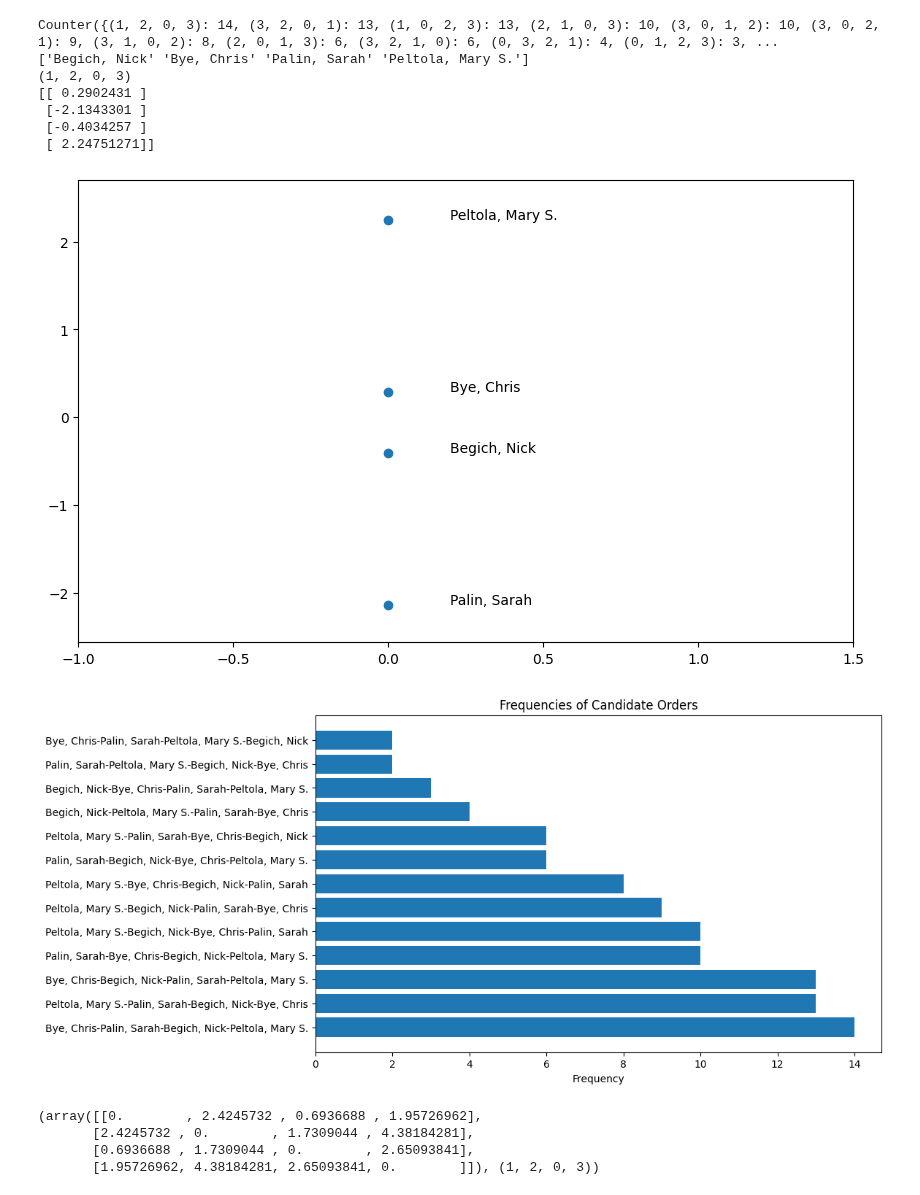
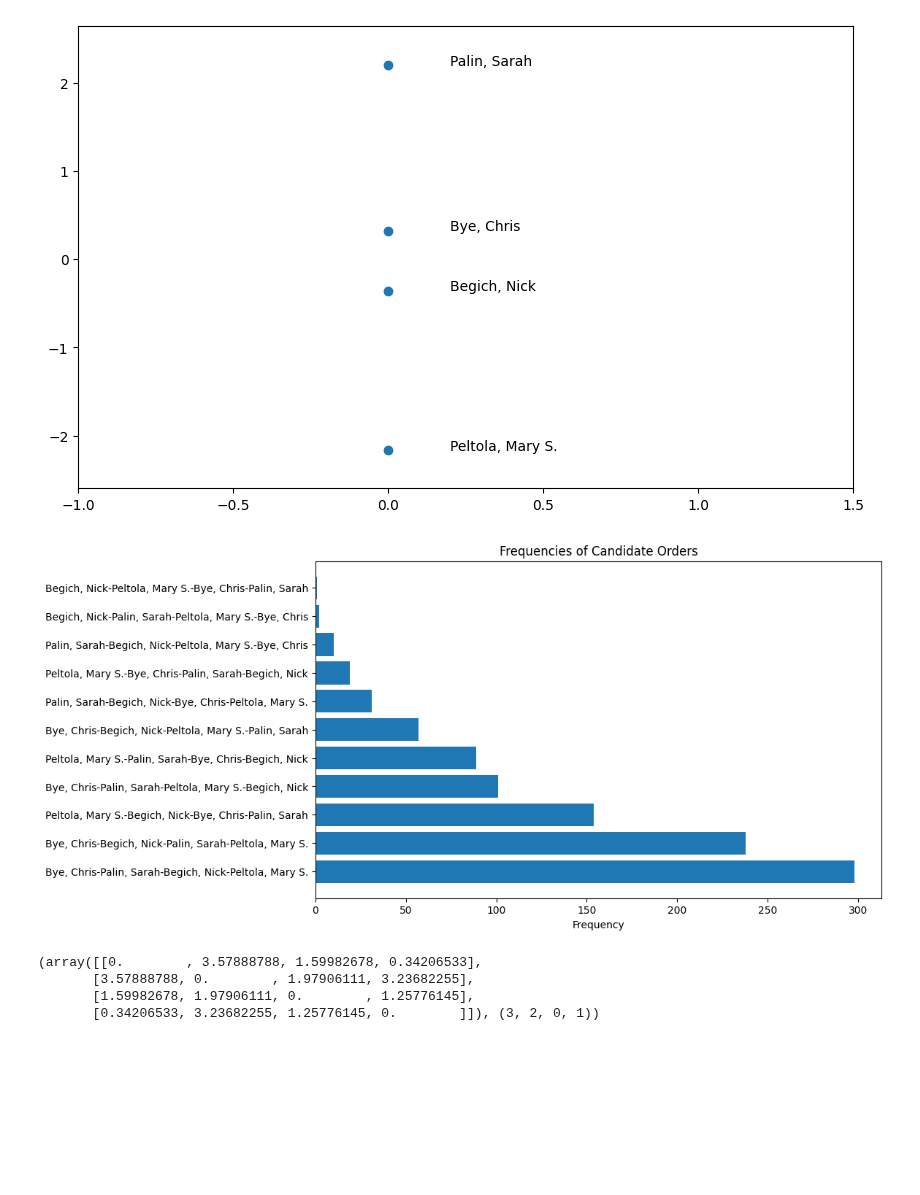
Before and after one commit to ericssimpson/voting-analysis-tools, a Jupyter notebook: mds_exploration/rcv_dimensionality.ipynb, the cells around one changed output. Cells and saved outputs as stored; diff of their text form; code cells hidden in the pictures; blank space fills up the shorter version.

```diff
--- a/mds_exploration/rcv_dimensionality.ipynb
+++ b/mds_exploration/rcv_dimensionality.ipynb
@@ -1,30 +0,0 @@
-# %%
-import numpy as np
-import matplotlib.pyplot as plt
-
-# Define the candidates
-candidates = {
-    'Candidate A': {'mean': [1, 1], 'cov': [[0.1, 0], [0, 0.1]]},
-    'Candidate B': {'mean': [-1, -1], 'cov': [[0.2, 0], [0, 0.2]]},
-    'Candidate C': {'mean': [1, -1], 'cov': [[0.15, 0], [0, 0.15]]},
-}
-
-# Generate voter distributions
-voters = []
-labels = []
-for candidate, properties in candidates.items():
-    distribution = np.random.multivariate_normal(properties['mean'], properties['cov'], 1000)
-    voters.append(distribution)
-    labels.extend([candidate]*len(distribution))
-
-voters = np.concatenate(voters)
-
-# Plot the distributions
-plt.figure(figsize=(8, 8))
-for candidate, properties in candidates.items():
-    plt.scatter(*voters[np.array(labels) == candidate].T, label=candidate)
-plt.legend()
-plt.xlabel('Economic Policy')
-plt.ylabel('Social Policy')
-plt.title('Voter Distributions Around Candidates')
-plt.show()
@@ -74,10 +42,8 @@ def perform_rcv_analysis(csv_file, ignore_values=None, metric=False):
     candidate_names = pd.unique(df.values.ravel())
 
     # Convert names to integer codes
-    label_encoder = LabelEncoder()
-    label_encoder.fit(candidate_names)
-    ballots = [label_encoder.transform(ballot) for ballot in raw_ballots]
-    candidate_names = label_encoder.classes_
+    candidate_dict = {name: i for i, name in enumerate(candidate_names)}
+    ballots = [[candidate_dict[candidate] for candidate in ballot] for ballot in raw_ballots]
     num_candidates = len(candidate_names)
 
     # Convert ballots to a NumPy array
@@ -335,21 +256,14 @@ print(maine)
 # %%
 # Test the function with the provided CSV file
-alaska = perform_rcv_analysis(f"Alaska_11082022_USRepresentative.csv", n_runs=100)
+alaska = perform_rcv_analysis(f"Alaska_11082022_USRepresentative.csv", n_runs=1000)
 print(alaska)
 # %% [output]
-Counter({(1, 2, 0, 3): 14, (3, 2, 0, 1): 13, (1, 0, 2, 3): 13, (2, 1, 0, 3): 10, (3, 0, 1, 2): 10, (3, 0, 2, 1): 9, (3, 1, 0, 2): 8, (2, 0, 1, 3): 6, (3, 2, 1, 0): 6, (0, 3, 2, 1): 4, (0, 1, 2, 3): 3, ...
-['Begich, Nick' 'Bye, Chris' 'Palin, Sarah' 'Peltola, Mary S.']
-(1, 2, 0, 3)
-[[ 0.2902431 ]
- [-2.1343301 ]
- [-0.4034257 ]
- [ 2.24751271]]
-[figure, old version]
+[figure, new version]
-[figure, old version]
+[figure, new version]
-(array([[0.        , 2.4245732 , 0.6936688 , 1.95726962],
-       [2.4245732 , 0.        , 1.7309044 , 4.38184281],
-       [0.6936688 , 1.7309044 , 0.        , 2.65093841],
-       [1.95726962, 4.38184281, 2.65093841, 0.        ]]), (1, 2, 0, 3))
+(array([[0.        , 3.57888788, 1.59982678, 0.34206533],
+       [3.57888788, 0.        , 1.97906111, 3.23682255],
+       [1.59982678, 1.97906111, 0.        , 1.25776145],
+       [0.34206533, 3.23682255, 1.25776145, 0.        ]]), (3, 2, 0, 1))
 # %%
 import umap
 from sklearn.preprocessing import OneHotEncoder
```
Also changed, not shown: parts of 5 cells of this notebook, 1 other file.
